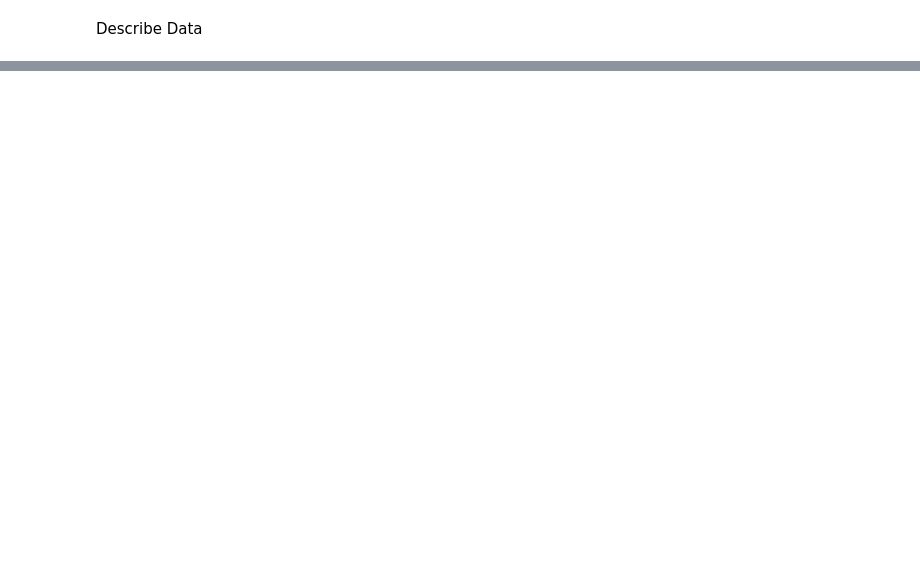
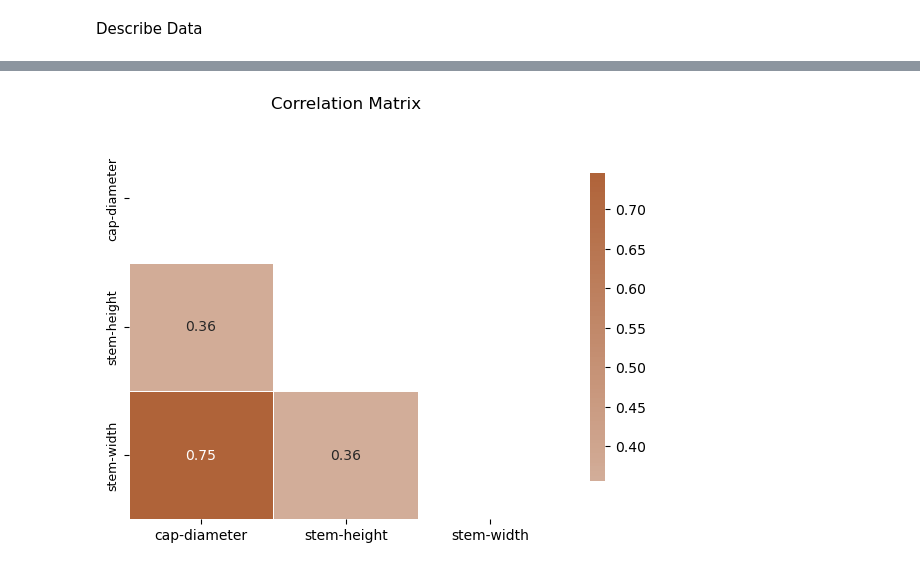
Before and after one commit to nmartin812/projects, a Jupyter notebook: Binary Prediction of Poisonous Mushrooms.ipynb, the cells around one changed output, grey strips where cells are left out. Drawn from its saved outputs; the diff is of its cells as text; code cells hidden in the pictures; blank space fills up the shorter version.

```diff
--- a/Binary Prediction of Poisonous Mushrooms.ipynb
+++ b/Binary Prediction of Poisonous Mushrooms.ipynb
@@ -586,0 +287,33 @@ Review the Models
+# %%
+numeric_cols = train.select_dtypes(include=["number"])
+
+plt.style.use("default")
+corr_mat = numeric_cols.corr()
+mask = np.triu(np.ones_like(corr_mat, dtype=bool))
+cmap = sns.diverging_palette(230, 30, as_cmap=True)
+
+# Create figure
+f, ax = plt.subplots(figsize=(7, 5))
+
+# Plot heatmap with labels
+sns.heatmap(
+    corr_mat,
+    mask=mask,
+    cbar=True,
+    cmap=cmap,
+    center=0,
+    square=False,
+    annot=True,
+    fmt=".2f",
+    linewidths=0.5,
+    cbar_kws={"shrink": 0.8}
+)
+
+# Formatting
+plt.title("Correlation Matrix\n")
+plt.yticks(fontsize=9)
+
+# Show plot
+plt.show()
+# %% [output]
+[figure, added]
```
Also changed, not shown: parts of 78 cells of this notebook.
